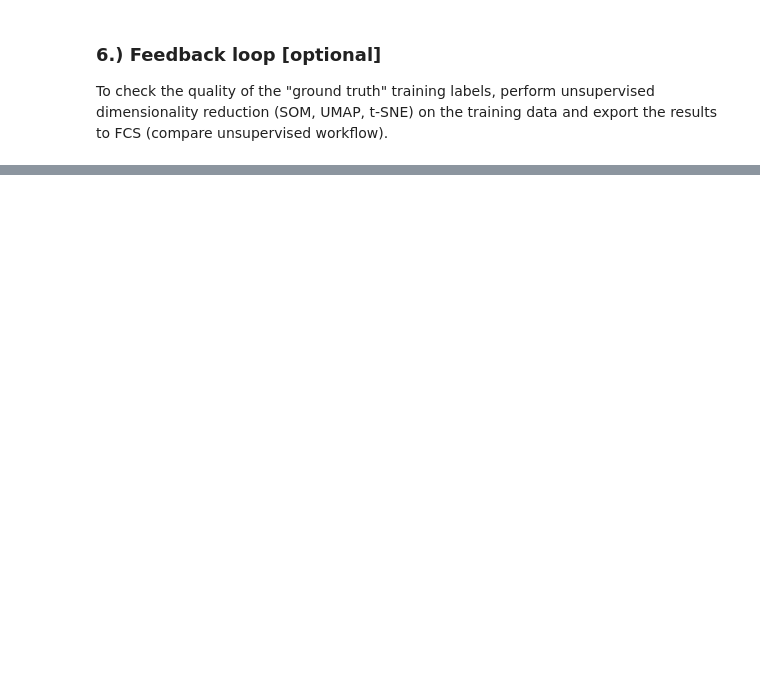
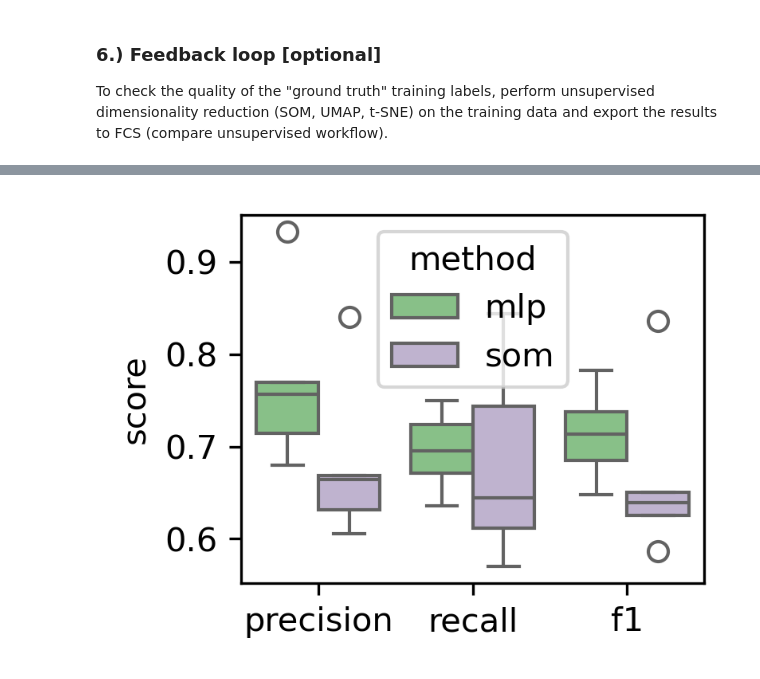
Before and after one commit to bionetslab/FLAG-X, a Jupyter notebook: notebooks/workflow_supervised.ipynb, the cells around one changed output, grey strips where cells are left out. Cells and saved outputs as stored; diff of their text form; code cells hidden in the pictures; blank space fills up the shorter version.

```diff
--- a/notebooks/workflow_supervised.ipynb
+++ b/notebooks/workflow_supervised.ipynb
@@ -339,7 +248,6 @@ print(f'# Prediction performance:\n{res_df}')
 
 To check the quality of the "ground truth" training labels, perform unsupervised dimensionality reduction (SOM, UMAP, t-SNE) on the training data and export the results to FCS (compare unsupervised workflow).
 # %%
-
 # Extract data matrices (arcsinh transformed and non-transformed) without shuffling and keep track of sample IDs
 data_matrices = []
 data_matrices_raw = []
@@ -347,7 +255,7 @@ y_trues = []
 for i, adata in enumerate(fdm.train_data_):
     data_matrices.append(adata[:, channels].X.copy())
     data_matrices_raw.append(adata[:, channels].layers['raw'].copy())
-    y_trues.append(get_labels(adata=adata, label_key='Blast', verbosity=0))
+    y_trues.append(get_labels(adata=adata, label_key='label', layer_key='raw', verbosity=0))
 x_ordered = np.concatenate(data_matrices, axis=0)
 x_ordered_raw = np.concatenate(data_matrices_raw, axis=0)
 y_true = np.concatenate(y_trues, axis=0)
@@ -480,13 +310,0 @@ Each event is assigned the majority label of its best matching unit as a new gro
-# %%
-# Add refined labels
-for i, adata in enumerate(fdm.train_data_):
-    x = adata[:, channels].X.copy()
-    y_pred_som = som_clf.predict(x)
-    y_pred = y_pred_som
-
-    y_pred_mlp = mlp_clf.predict(x)
-    y_pred = y_pred_mlp * y_pred_som
-
-    adata.obs['blast_refined'] = y_pred
-
-    fdm.train_data_[i] = adata
@@ -563,37 +476,49 @@ As a consequence an improvement of "refined" over "original" training labels may
 # %%
-
+method_to_clf = {'mlp': mlp_clf, 'som': som_clf}
 rows = []
 for i, adata in enumerate(fdm.test_data_):
 
     sample_name = adata.uns['filename']
     x = adata[:, channels].X.copy()
-    y_true = get_labels(adata=adata, label_key='Blast', verbosity=0)
+    y_true = get_labels(adata=adata, label_key='label', layer_key='raw', verbosity=0)
 
-    y_pred_refined = mlp_clf_refined.predict(x)
+    for method in ['mlp', 'som']:
 
-    precision = precision_score(y_true, y_pred_refined)
-    recall = recall_score(y_true, y_pred_refined)
-    f1 = f1_score(y_true, y_pred_refined)
+        y_pred = method_to_clf[method].predict(x)
 
-    rows.append({
-        'sample_ID': i,
-        'sample_name': sample_name,
-        'precision': precision,
-        'recall': recall,
-        'f1': f1,
-    })
+        precision = precision_score(y_true, y_pred, average='macro', zero_division=0.0)
+        recall = recall_score(y_true, y_pred, average='macro', zero_division=0.0)
+        f1 = f1_score(y_true, y_pred, average='macro', zero_division=0.0)
 
-res_df_refined = pd.DataFrame(rows).sort_values('sample_ID')
-res_df_base = res_df[res_df['method'] == 'mlp'].sort_values('sample_ID')
+        rows.append({
+            'sample_ID': i,
+            'sample_name': sample_name,
+            'method': method,
+            'precision': precision,
+            'recall': recall,
+            'f1': f1,
+        })
 
-merged = res_df_base.merge(
-    res_df_refined,
-    on=['sample_ID', 'sample_name'],
-    suffixes=('_base', '_refined')
+res_df = pd.DataFrame(rows).sort_values(by=['method'])
+
+print(f'# Prediction performance:\n{res_df}')
+
+plot_df = res_df.melt(
+    id_vars=['sample_ID', 'sample_name', 'method'],
+    value_vars=['precision', 'recall', 'f1'],
+    var_name='metric',
+    value_name='score'
 )
 
-for metric in ['precision', 'recall', 'f1']:
-    merged[f'delta_{metric}'] = merged[f'{metric}_refined'] - merged[f'{metric}_base']
-
-print(f"# Delta per sample:\n{merged[['method', 'sample_ID', 'delta_precision', 'delta_recall', 'delta_f1']]}")
+fig, ax = plt.subplots(figsize=(2.5, 2), dpi=300)
+sns.boxplot(
+    data=plot_df,
+    x='metric',
+    y='score',
+    hue='method',
+    palette='Accent',
+    ax=ax,
+)
+ax.set_xlabel(None)
+plt.show()
 # %% [output]
@@ -604,0 +537 @@ print(f"# Delta per sample:\n{merged[['method', 'sample_ID', 'delta_precision',
+[figure, added]
```
Also changed, not shown: parts of 24 cells of this notebook, 29 other files.
